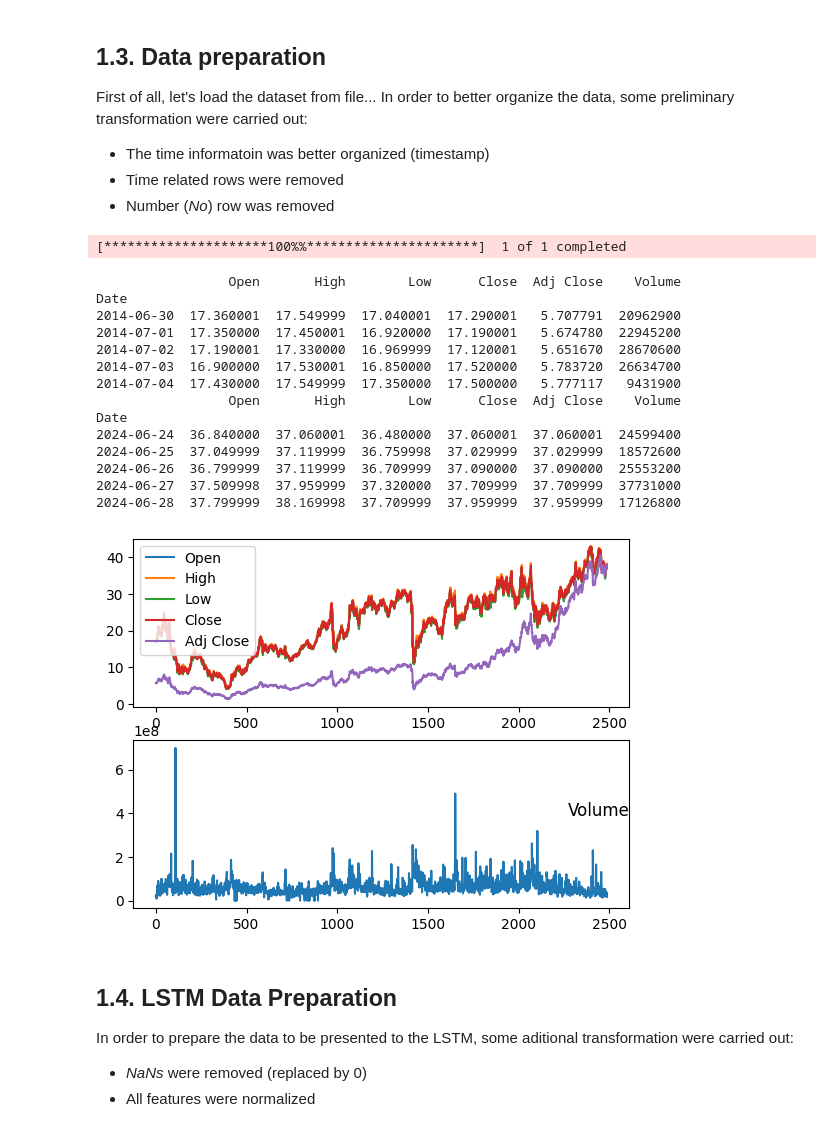
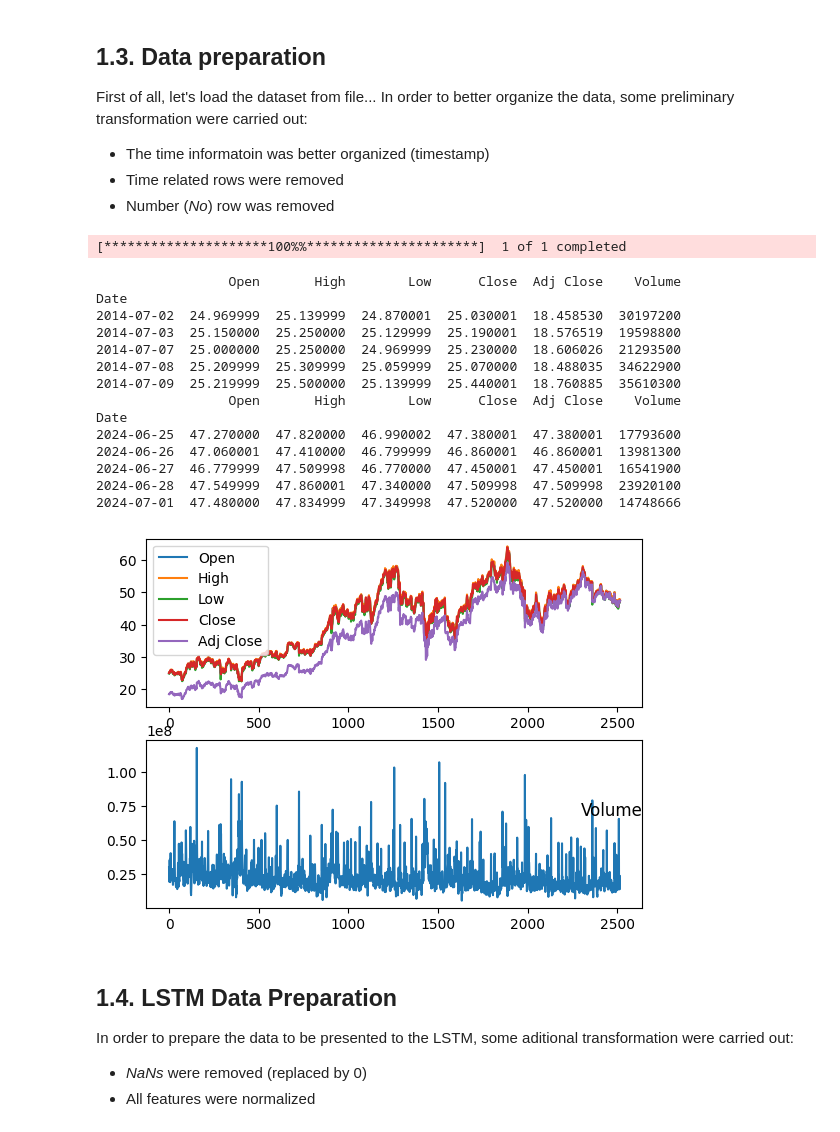
Before and after one commit to TZuanazzi/Quant, a Jupyter notebook: quant.ipynb, the cells around one changed output. Drawn from its saved outputs; the diff is of its cells as text; code cells hidden in the pictures.

```diff
--- a/quant.ipynb
+++ b/quant.ipynb
@@ -60,47 +42,48 @@ random.seed(22)
 np.random.seed(42)
 tf.random.set_seed(42)
 
-dataset = yf.download('PETR4.SA', period='10y')
+# dataset = yf.download('PETR4.SA', period='10y')
+dataset = yf.download('CSCO ', period='10y')
 # print(dataset)
 
 # Plot data...
 value = dataset.values
 # specify columns to plot
 groups = [0, 1, 2, 3, 4]
 i = 1
 # plot each column
 pyplot.figure()
 for group in groups:
  pyplot.subplot(2, 1, 1)
  pyplot.plot(value[:, group])
 #  pyplot.title(dataset.columns[group], y=0.5, loc='right')
  pyplot.legend(dataset.columns[groups], loc='upper left')
  i += 1
 
 pyplot.subplot(2, 1, 2)
 pyplot.plot(value[:, 5])
 pyplot.title(dataset.columns[5], y=0.5, loc='right')
 
 print(dataset.head(5))
 print(dataset.tail(5))
 pyplot.show()
 # %% [output]
 [*********************100%%**********************]  1 of 1 completed
                  Open       High        Low      Close  Adj Close    Volume
 Date
-2014-06-30  17.360001  17.549999  17.040001  17.290001   5.707791  20962900
-2014-07-01  17.350000  17.450001  16.920000  17.190001   5.674780  22945200
-2014-07-02  17.190001  17.330000  16.969999  17.120001   5.651670  28670600
-2014-07-03  16.900000  17.530001  16.850000  17.520000   5.783720  26634700
-2014-07-04  17.430000  17.549999  17.350000  17.500000   5.777117   9431900
+2014-07-02  24.969999  25.139999  24.870001  25.030001  18.458530  30197200
+2014-07-03  25.150000  25.250000  25.129999  25.190001  18.576519  19598800
+2014-07-07  25.000000  25.250000  24.969999  25.230000  18.606026  21293500
+2014-07-08  25.209999  25.309999  25.059999  25.070000  18.488035  34622900
+2014-07-09  25.219999  25.500000  25.139999  25.440001  18.760885  35610300
                  Open       High        Low      Close  Adj Close    Volume
 Date
-2024-06-24  36.840000  37.060001  36.480000  37.060001  37.060001  24599400
-2024-06-25  37.049999  37.119999  36.759998  37.029999  37.029999  18572600
-2024-06-26  36.799999  37.119999  36.709999  37.090000  37.090000  25553200
-2024-06-27  37.509998  37.959999  37.320000  37.709999  37.709999  37731000
-2024-06-28  37.799999  38.169998  37.709999  37.959999  37.959999  17126800
+2024-06-25  47.270000  47.820000  46.990002  47.380001  47.380001  17793600
+2024-06-26  47.060001  47.410000  46.799999  46.860001  46.860001  13981300
+2024-06-27  46.779999  47.509998  46.770000  47.450001  47.450001  16541900
+2024-06-28  47.549999  47.860001  47.340000  47.509998  47.509998  23920100
+2024-07-01  47.480000  47.834999  47.349998  47.520000  47.520000  14748666
-[figure, old version]
+[figure, new version]
 # %% [markdown]
 ## 1.4. LSTM Data Preparation
 
```
Also changed, not shown: parts of 15 cells of this notebook.
